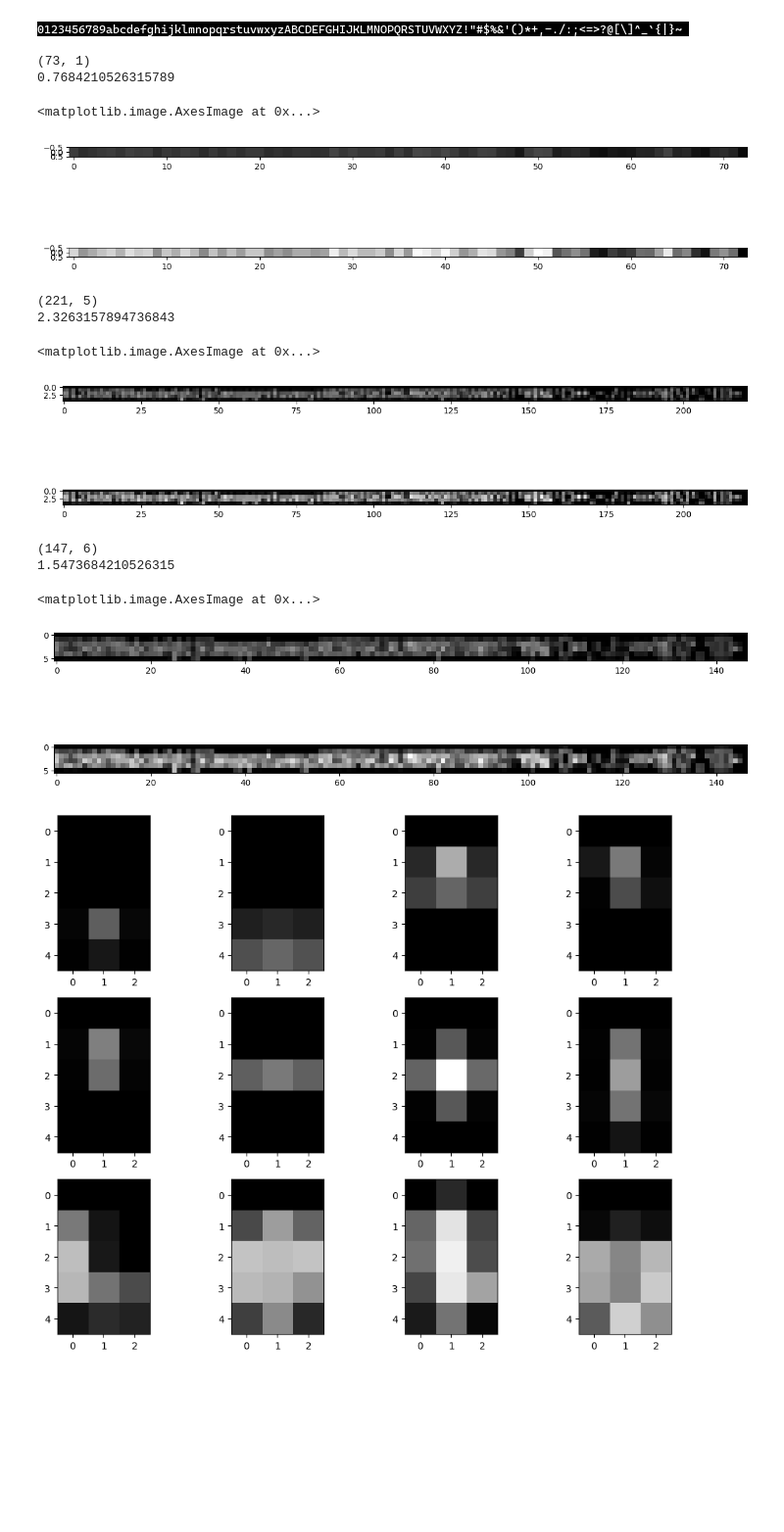
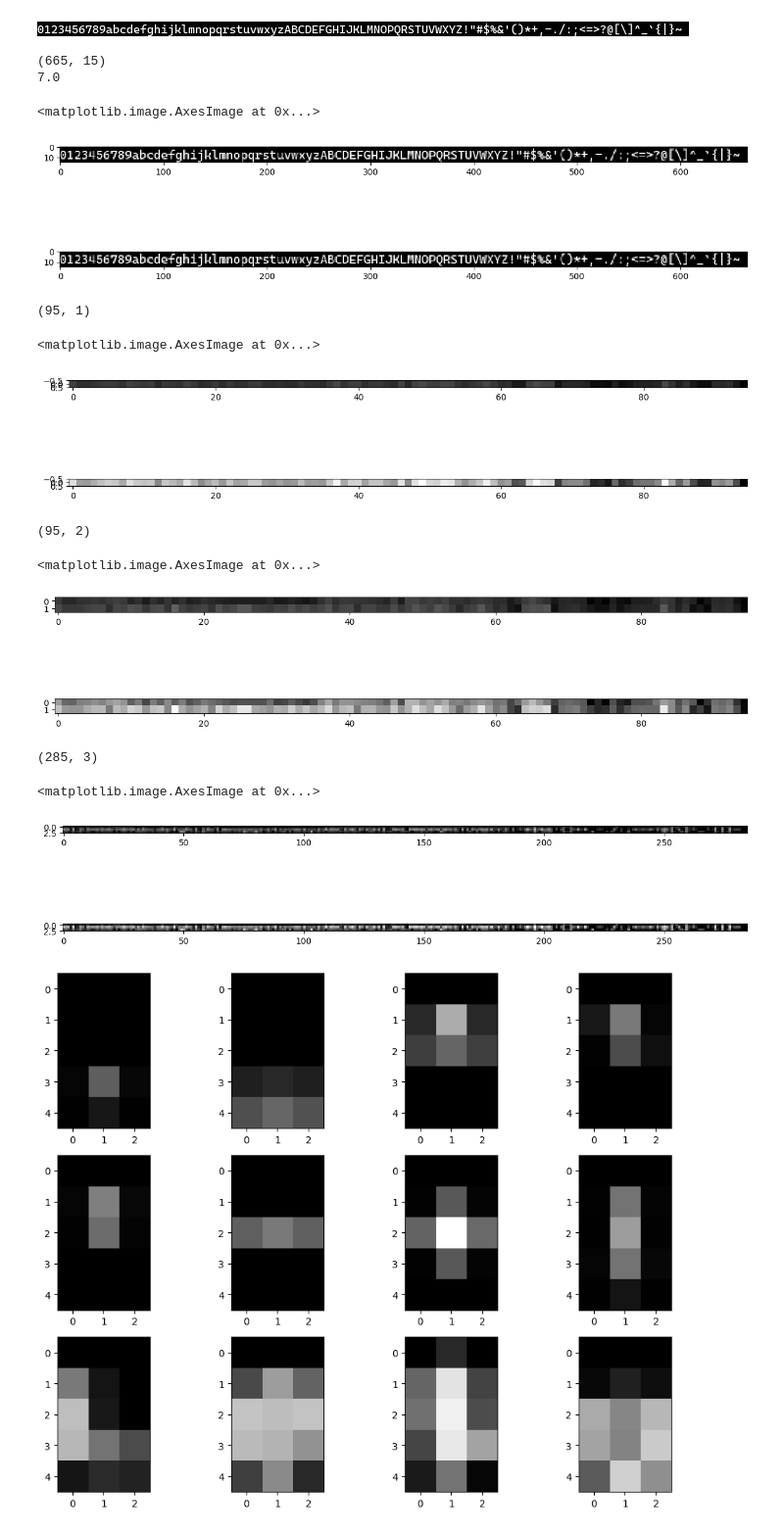
Before and after one commit to wojciechsadlik/python-char-art, a Jupyter notebook: font_test.ipynb, the cells around one changed output. Shown at 98% size. Cells and saved outputs as stored; diff of their text form; code cells hidden in the pictures; blank space fills up the shorter version.

```diff
--- a/font_test.ipynb
+++ b/font_test.ipynb
@@ -55,48 +55,55 @@ img
 # %% [output]
 [figure]
 # %%
-scale = 1/9
-resized_box = (int(img.width * scale), int(img.height * scale))
+w_scale, h_scale = 1, 1
+resized_box = (int(img.width * w_scale), int(img.height * h_scale))
 print(resized_box)
 print(resized_box[0] / len(asciis))
 resized_img = img.resize(resized_box)
 fig, axs = plt.subplots(nrows=2, figsize=(12, 8), layout='tight')
 axs[0].imshow(resized_img, interpolation='nearest', cmap='gray', vmin=0, vmax=255)
 axs[1].imshow(ImageOps.autocontrast(resized_img), interpolation='nearest', cmap='gray', vmin=0, vmax=255)
 # %% [output]
-(73, 1)
-0.7684210526315789
+(665, 15)
+7.0
 <matplotlib.image.AxesImage at 0x...>
-[figure, old version]
+[figure, new version]
 # %%
-scale = 1/3
-resized_box = (int(img.width * scale), int(img.height * scale))
+w_scale, h_scale = 1/letter_width, 1/height
+resized_box = (int(img.width * w_scale), int(img.height * h_scale))
 print(resized_box)
-print(resized_box[0] / len(asciis))
 resized_img = img.resize(resized_box)
 fig, axs = plt.subplots(nrows=2, figsize=(12, 8), layout='tight')
 axs[0].imshow(resized_img, interpolation='nearest', cmap='gray', vmin=0, vmax=255)
 axs[1].imshow(ImageOps.autocontrast(resized_img), interpolation='nearest', cmap='gray', vmin=0, vmax=255)
 # %% [output]
-(221, 5)
-2.3263157894736843
+(95, 1)
 <matplotlib.image.AxesImage at 0x...>
-[figure, old version]
+[figure, new version]
 # %%
-w_scale = 2/9
-h_scale = 8/19
+w_scale, h_scale = 1/letter_width, 2/height
 resized_box = (int(img.width * w_scale), int(img.height * h_scale))
 print(resized_box)
-print(resized_box[0] / len(asciis))
 resized_img = img.resize(resized_box)
 fig, axs = plt.subplots(nrows=2, figsize=(12, 8), layout='tight')
 axs[0].imshow(resized_img, interpolation='nearest', cmap='gray', vmin=0, vmax=255)
 axs[1].imshow(ImageOps.autocontrast(resized_img), interpolation='nearest', cmap='gray', vmin=0, vmax=255)
 # %% [output]
-(147, 6)
-1.5473684210526315
+(95, 2)
 <matplotlib.image.AxesImage at 0x...>
-[figure, old version]
+[figure, new version]
+# %%
+w_scale, h_scale = 3/letter_width, 3/height
+resized_box = (int(img.width * w_scale), int(img.height * h_scale))
+print(resized_box)
+resized_img = img.resize(resized_box)
+fig, axs = plt.subplots(nrows=2, figsize=(12, 8), layout='tight')
+axs[0].imshow(resized_img, interpolation='nearest', cmap='gray', vmin=0, vmax=255)
+axs[1].imshow(ImageOps.autocontrast(resized_img), interpolation='nearest', cmap='gray', vmin=0, vmax=255)
+# %% [output]
+(285, 3)
+<matplotlib.image.AxesImage at 0x...>
+[figure, added]
 # %%
 from generate_ascii_palette import generate_brightness_map
 
```
Also changed, not shown: parts of 2 cells of this notebook, 10 other files.
